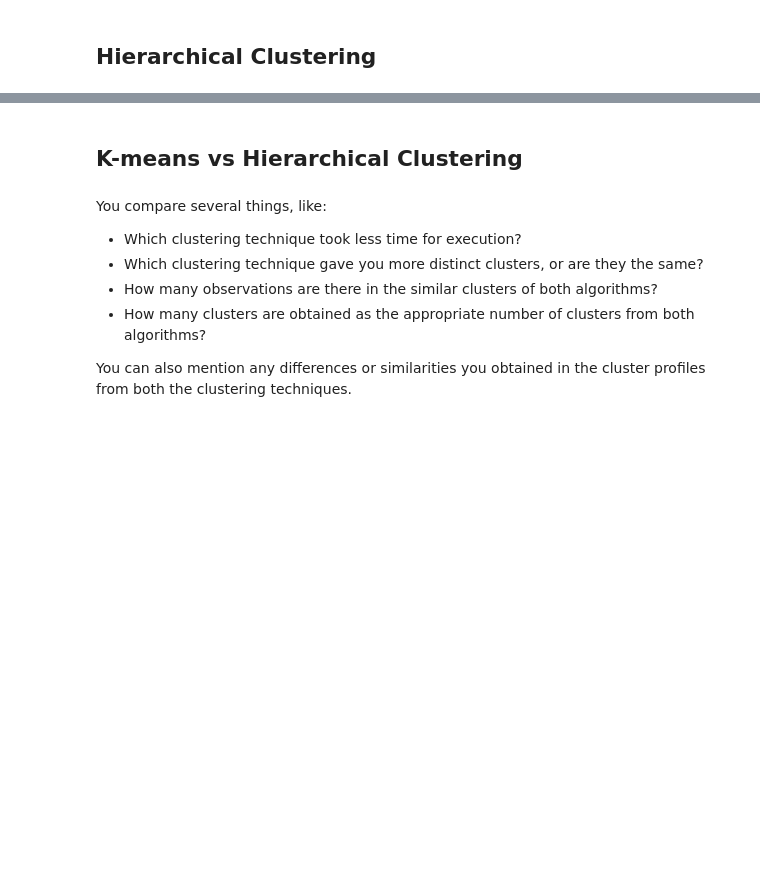
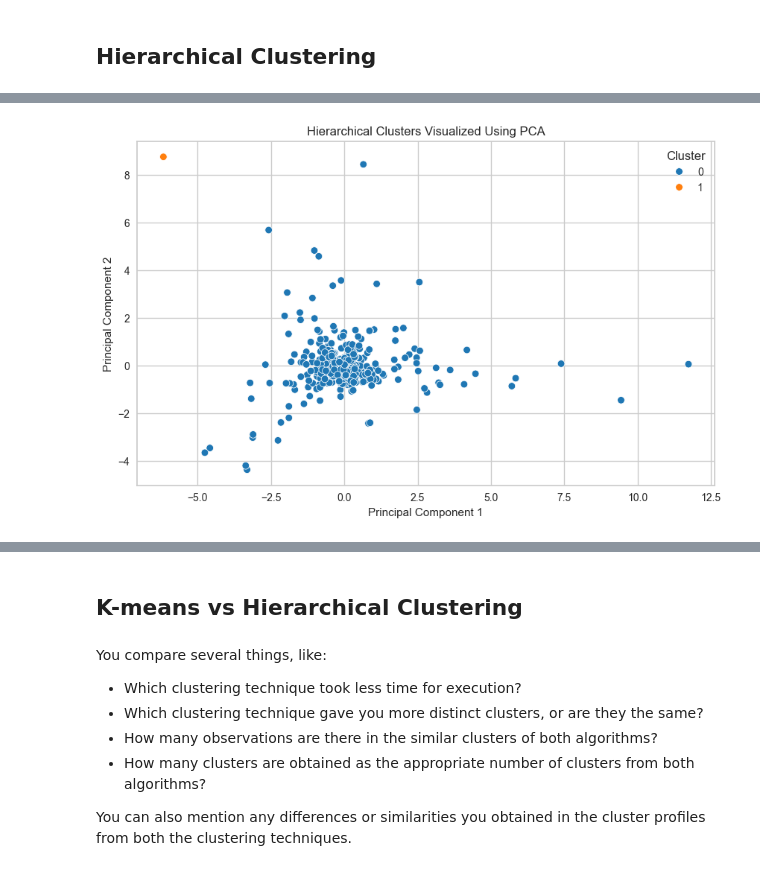
Before and after one commit to Irene-coder-dot/Trade-Ahead-Project, a Jupyter notebook: USL_Project_LearnerNotebook_FullCode.ipynb, the cells around one changed output, grey strips where cells are left out. Drawn from its saved outputs; the diff is of its cells as text; code cells hidden in the pictures; blank space fills up the shorter version.

```diff
--- a/USL_Project_LearnerNotebook_FullCode.ipynb
+++ b/USL_Project_LearnerNotebook_FullCode.ipynb
@@ -968,0 +1159,14 @@ cluster_summary
+# %%
+# Step 8 Fit the Final model
+optimal_hierarchical_k = 2
+
+hierarchical_model = AgglomerativeClustering(
+    n_clusters=optimal_hierarchical_k,
+    linkage=selected_linkage
+)
+
+hierarchical_labels = hierarchical_model.fit_predict(X_scaled)
+# %%
+# Step 9 Add the Clusters to your dataset
+Trade_df['Hierarchical_Cluster'] = hierarchical_labels
+Trade_df['Hierarchical_Cluster'].value_counts().sort_index()
@@ -968,0 +1226,25 @@ cluster_summary
+# %%
+# Step 12 Visualize the Cluster Profiles using PCA
+hierarchical_pca_df = pd.DataFrame(
+    X_pca,
+    columns=['PC1', 'PC2']
+)
+
+hierarchical_pca_df['Cluster'] = Trade_df['Hierarchical_Cluster']
+plt.figure(figsize=(10, 6))
+
+sns.scatterplot(
+    data=hierarchical_pca_df,
+    x='PC1',
+    y='PC2',
+    hue='Cluster',
+    palette='tab10'
+)
+
+plt.title('Hierarchical Clusters Visualized Using PCA')
+plt.xlabel('Principal Component 1')
+plt.ylabel('Principal Component 2')
+
+plt.show()
+# %% [output]
+[figure, added]
```
Also changed, not shown: parts of 22 cells of this notebook.
